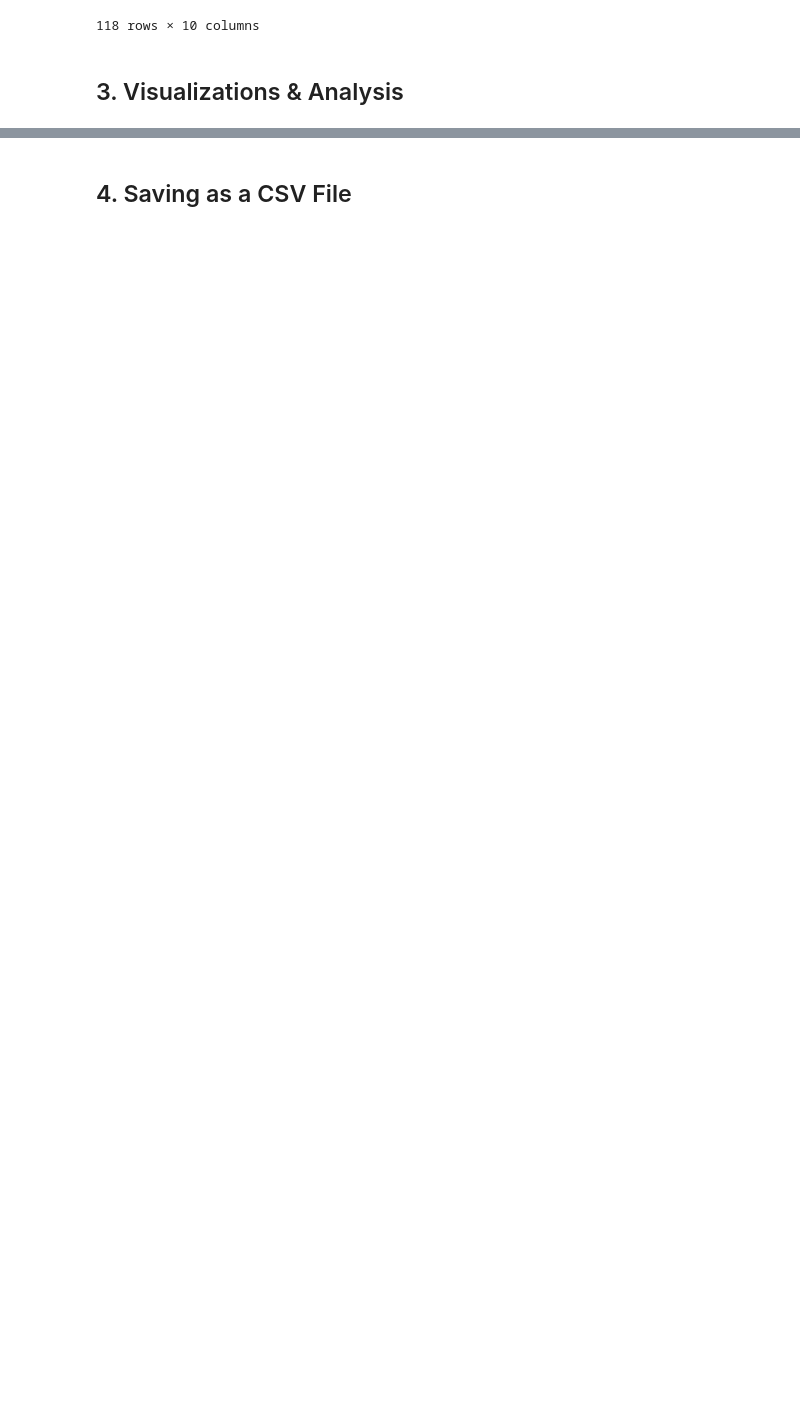
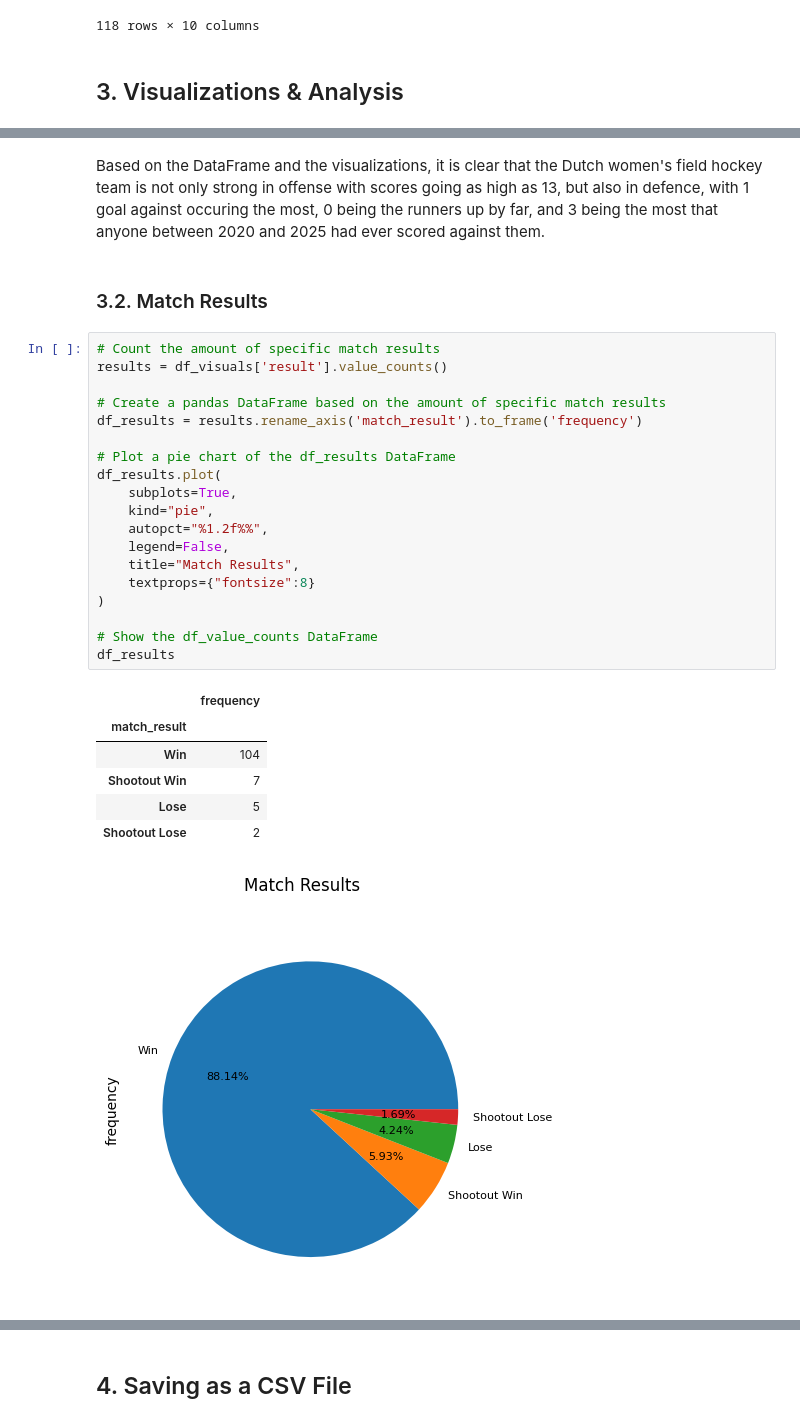
Before and after one commit to Cameron-Meinsma/Assignment_3_Resubmission, a Jupyter notebook: assignment_3_resubmission.ipynb, the cells around one changed output, grey strips where cells are left out. Cells and saved outputs as stored; diff of their text form; blank space fills up the shorter version.

```diff
--- a/assignment_3_resubmission.ipynb
+++ b/assignment_3_resubmission.ipynb
@@ -327,0 +376,31 @@ df_visuals.head()
+# %% [markdown]
+Based on the DataFrame and the visualizations, it is clear that the Dutch women's field hockey team is not only strong in offense with scores going as high as 13, but also in defence, with 1 goal against occuring the most, 0 being the runners up by far, and 3 being the most that anyone between 2020 and 2025 had ever scored against them.
+# %% [markdown]
+### 3.2. Match Results
+# %%
+# Count the amount of specific match results
+results = df_visuals['result'].value_counts()
+
+# Create a pandas DataFrame based on the amount of specific match results
+df_results = results.rename_axis('match_result').to_frame('frequency')
+
+# Plot a pie chart of the df_results DataFrame
+df_results.plot(
+    subplots=True,
+    kind="pie",
+    autopct="%1.2f%%",
+    legend=False,
+    title="Match Results",
+    textprops={"fontsize":8}
+)
+
+# Show the df_value_counts DataFrame
+df_results
+# %% [output]
+|  | frequency |
+| match_result |  |
+| Win | 104 |
+| Shootout Win | 7 |
+| Lose | 5 |
+| Shootout Lose | 2 |
+[figure, added]
```
Also changed, not shown: parts of 9 cells of this notebook.
